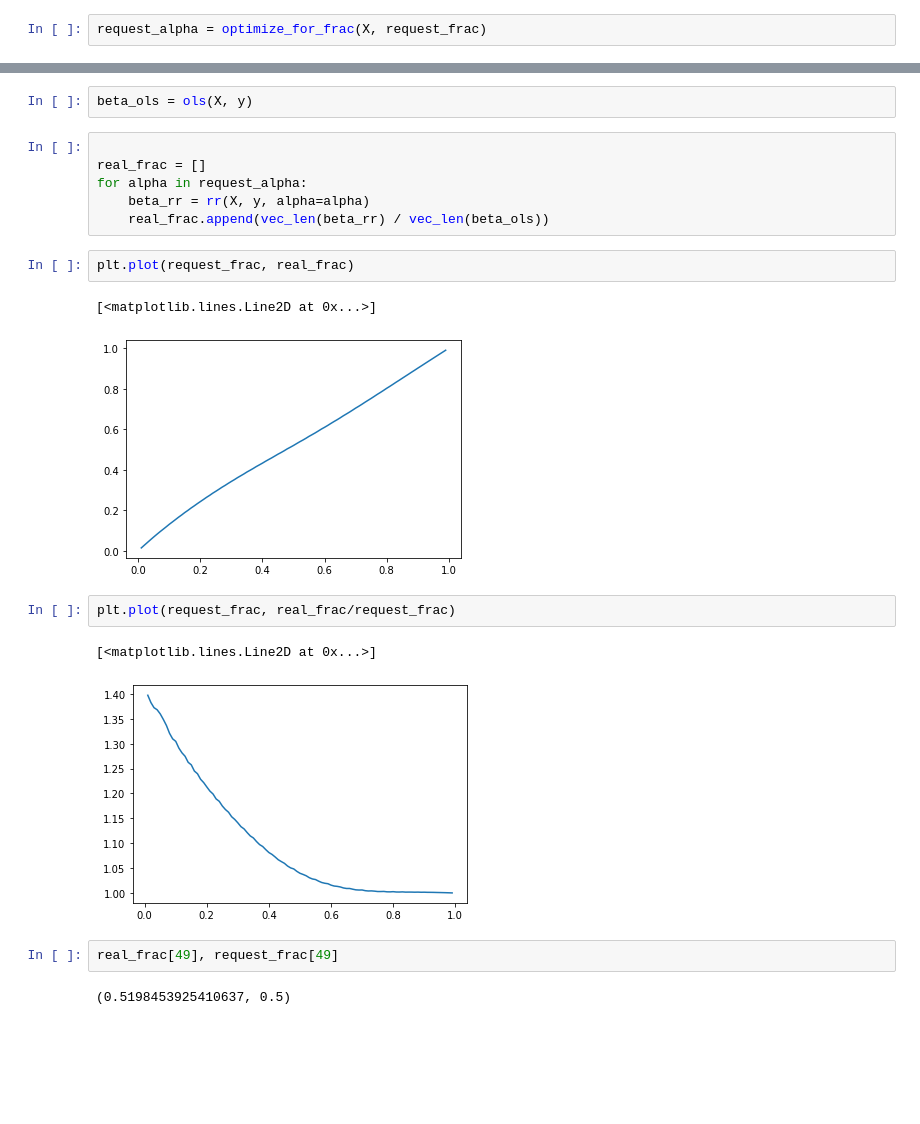
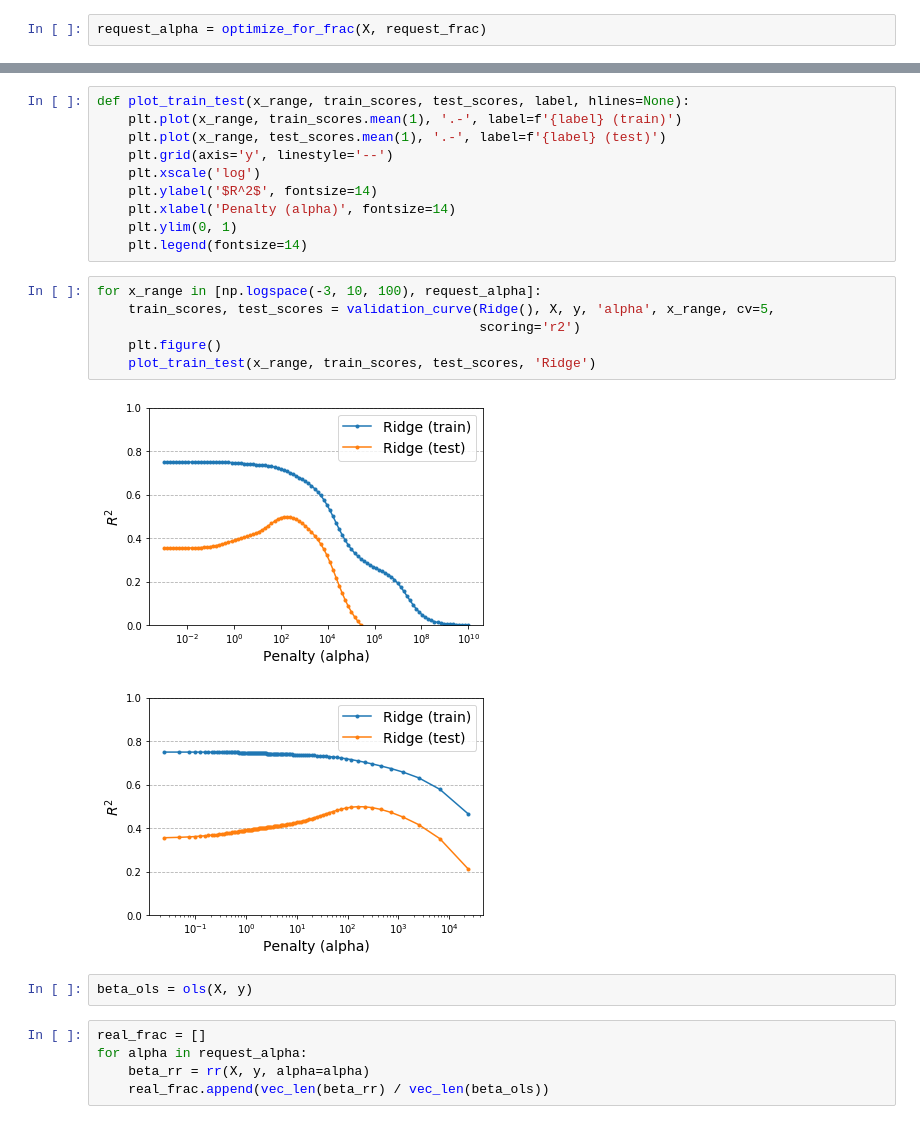
Before and after one commit to nrdg/fracridge, a Jupyter notebook: Untitled.ipynb, the cells around one changed output, grey strips where cells are left out. Drawn from its saved outputs; the diff is of its cells as text; blank space fills up the shorter version.

```diff
--- a/Untitled.ipynb
+++ b/Untitled.ipynb
@@ -48,22 +154,26 @@ request_alpha = optimize_for_frac(X, request_frac)
+# %%
+def plot_train_test(x_range, train_scores, test_scores, label, hlines=None):
+    plt.plot(x_range, train_scores.mean(1), '.-', label=f'{label} (train)')
+    plt.plot(x_range, test_scores.mean(1), '.-', label=f'{label} (test)')
+    plt.grid(axis='y', linestyle='--')
+    plt.xscale('log')
+    plt.ylabel('$R^2$', fontsize=14)
+    plt.xlabel('Penalty (alpha)', fontsize=14)
+    plt.ylim(0, 1)
+    plt.legend(fontsize=14)
+# %%
+for x_range in [np.logspace(-3, 10, 100), request_alpha]:
+    train_scores, test_scores = validation_curve(Ridge(), X, y, 'alpha', x_range, cv=5,
+                                                 scoring='r2')
+    plt.figure()
+    plot_train_test(x_range, train_scores, test_scores, 'Ridge')
+# %% [output]
+[figure, added]
+[figure, added]
 # %%
 beta_ols = ols(X, y)
 # %%
-
 real_frac = []
 for alpha in request_alpha:
     beta_rr = rr(X, y, alpha=alpha)
     real_frac.append(vec_len(beta_rr) / vec_len(beta_ols))
-# %%
-plt.plot(request_frac, real_frac)
-# %% [output]
-[<matplotlib.lines.Line2D at 0x...>]
-[figure, removed]
-# %%
-plt.plot(request_frac, real_frac/request_frac)
-# %% [output]
-[<matplotlib.lines.Line2D at 0x...>]
-[figure, removed]
-# %%
-real_frac[49], request_frac[49]
-# %% [output]
-(0.5198453925410637, 0.5)
```
Also changed, not shown: parts of 44 cells of this notebook, 1 other file.
